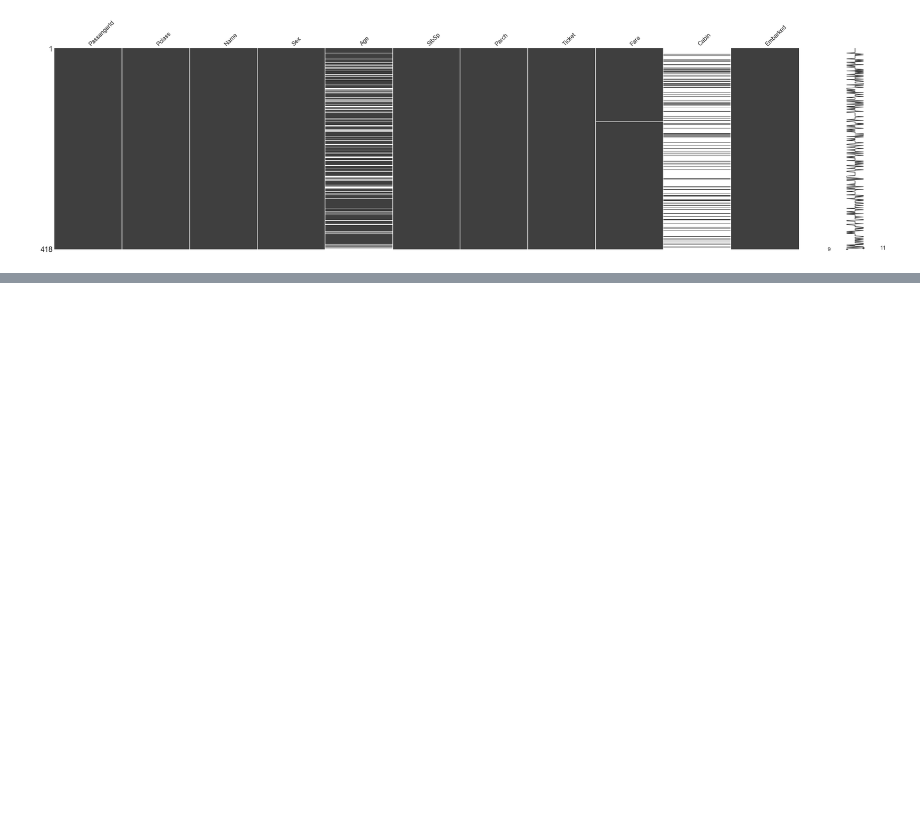
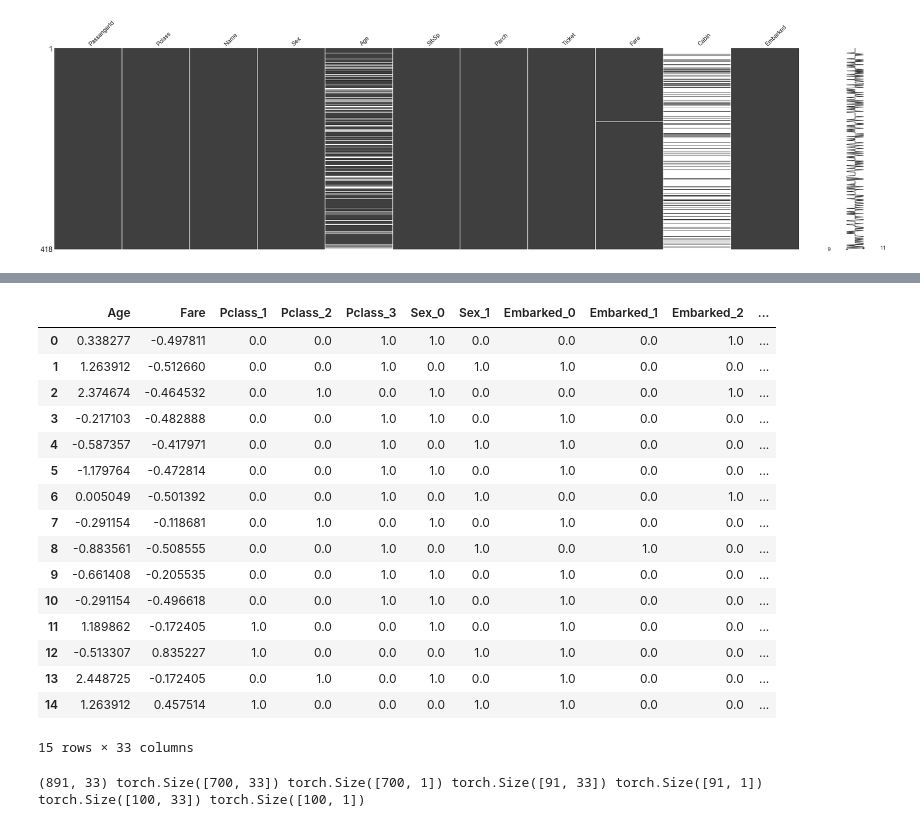
Before and after one commit to kiranravi6295/Titanic-NN, a Jupyter notebook: Titanic NN.ipynb, the cells around one changed output, grey strips where cells are left out. Drawn from its saved outputs; the diff is of its cells as text; code cells hidden in the pictures; blank space fills up the shorter version.

```diff
--- a/Titanic NN.ipynb
+++ b/Titanic NN.ipynb
@@ -202 +191,31 @@ test.head(15)
 15 rows × 33 columns
+# %%
+test.head(15)
+# %% [output]
+|  | Age | Fare | Pclass_1 | Pclass_2 | Pclass_3 | Sex_0 | Sex_1 | Embarked_0 | Embarked_1 | Embarked_2 | ... |
+| 0 | 0.338277 | -0.497811 | 0.0 | 0.0 | 1.0 | 1.0 | 0.0 | 0.0 | 0.0 | 1.0 | ... |
+| 1 | 1.263912 | -0.512660 | 0.0 | 0.0 | 1.0 | 0.0 | 1.0 | 1.0 | 0.0 | 0.0 | ... |
+| 2 | 2.374674 | -0.464532 | 0.0 | 1.0 | 0.0 | 1.0 | 0.0 | 0.0 | 0.0 | 1.0 | ... |
+| 3 | -0.217103 | -0.482888 | 0.0 | 0.0 | 1.0 | 1.0 | 0.0 | 1.0 | 0.0 | 0.0 | ... |
+| 4 | -0.587357 | -0.417971 | 0.0 | 0.0 | 1.0 | 0.0 | 1.0 | 1.0 | 0.0 | 0.0 | ... |
+| 5 | -1.179764 | -0.472814 | 0.0 | 0.0 | 1.0 | 1.0 | 0.0 | 1.0 | 0.0 | 0.0 | ... |
+| 6 | 0.005049 | -0.501392 | 0.0 | 0.0 | 1.0 | 0.0 | 1.0 | 0.0 | 0.0 | 1.0 | ... |
+| 7 | -0.291154 | -0.118681 | 0.0 | 1.0 | 0.0 | 1.0 | 0.0 | 1.0 | 0.0 | 0.0 | ... |
+| 8 | -0.883561 | -0.508555 | 0.0 | 0.0 | 1.0 | 0.0 | 1.0 | 0.0 | 1.0 | 0.0 | ... |
+| 9 | -0.661408 | -0.205535 | 0.0 | 0.0 | 1.0 | 1.0 | 0.0 | 1.0 | 0.0 | 0.0 | ... |
+| 10 | -0.291154 | -0.496618 | 0.0 | 0.0 | 1.0 | 1.0 | 0.0 | 1.0 | 0.0 | 0.0 | ... |
+| 11 | 1.189862 | -0.172405 | 1.0 | 0.0 | 0.0 | 1.0 | 0.0 | 1.0 | 0.0 | 0.0 | ... |
+| 12 | -0.513307 | 0.835227 | 1.0 | 0.0 | 0.0 | 0.0 | 1.0 | 1.0 | 0.0 | 0.0 | ... |
+| 13 | 2.448725 | -0.172405 | 0.0 | 1.0 | 0.0 | 1.0 | 0.0 | 1.0 | 0.0 | 0.0 | ... |
+| 14 | 1.263912 | 0.457514 | 1.0 | 0.0 | 0.0 | 0.0 | 1.0 | 1.0 | 0.0 | 0.0 | ... |
+15 rows × 33 columns
+# %%
+titanic_data = torch.tensor(train[:700].values)
+titanic_data_target = torch.tensor(target[:700].values).view(-1,1)
+titanic_validate = torch.tensor(train[700:791].values)
+titanic_validate_target = torch.tensor(target[700:791].values).view(-1,1)
+titanic_test = torch.tensor(train[791:891].values)
+titanic_test_target = torch.tensor(target[791:891].values).view(-1,1)
+print(train.shape, titanic_data.shape, titanic_data_target.shape, titanic_validate.shape, titanic_validate_target.shape, titanic_test.shape, titanic_test_target.shape)
+# %% [output]
+(891, 33) torch.Size([700, 33]) torch.Size([700, 1]) torch.Size([91, 33]) torch.Size([91, 1]) torch.Size([100, 33]) torch.Size([100, 1])
```
Also changed, not shown: parts of 18 cells of this notebook, 1 other file.
